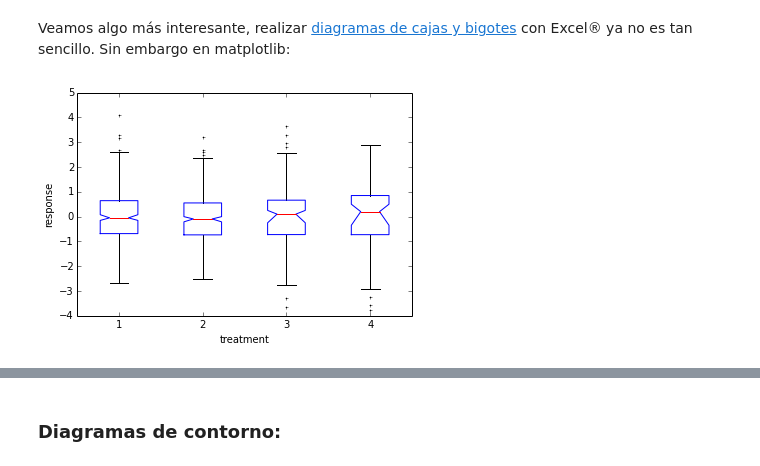
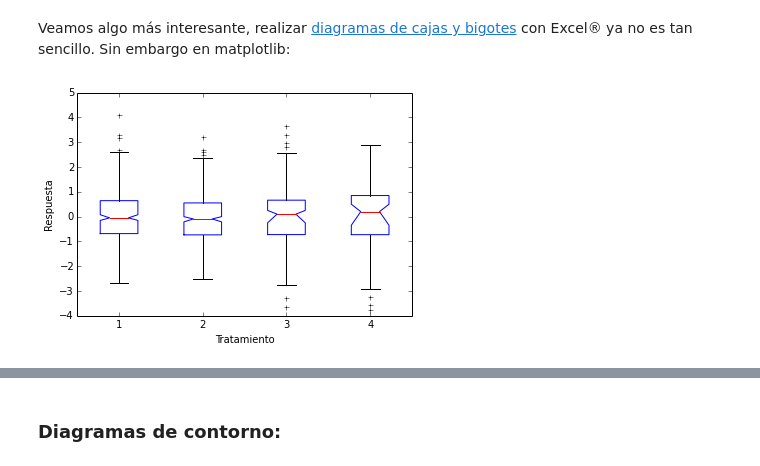
Before and after one commit to franktoffel/origin, a Jupyter notebook: originlab-python.ipynb, the cells around one changed output, grey strips where cells are left out. Saved outputs shown, nothing was run; the diff lists cells and outputs as text; code cells hidden in the pictures.

```diff
--- a/originlab-python.ipynb
+++ b/originlab-python.ipynb
@@ -197,51 +197,55 @@ Veamos algo más interesante, realizar [diagramas de cajas y bigotes](http://es.
 # %%
 def fakeBootStrapper(n):
     '''
-    This is just a placeholder for the user's method of
-    bootstrapping the median and its confidence intervals.
-
-    Returns an arbitrary median and confidence intervals
-    packed into a tuple
+    Devuelve una mediana arbitraria e intervalos de confianza
+    en una tupla
     '''
     if n == 1:
         med = 0.1
         CI = (-0.25, 0.25)
     else:
         med = 0.2
         CI = (-0.35, 0.50)
 
     return med, CI
 
 
-
+# Fija una semilla para el random
 np.random.seed(2)
 inc = 0.1
 e1 = np.random.normal(0, 1, size=(500,))
 e2 = np.random.normal(0, 1, size=(500,))
 e3 = np.random.normal(0, 1 + inc, size=(500,))
 e4 = np.random.normal(0, 1 + 2*inc, size=(500,))
 
-treatments = [e1,e2,e3,e4]
+tratamientos = [e1,e2,e3,e4]
 med1, CI1 = fakeBootStrapper(1)
 med2, CI2 = fakeBootStrapper(2)
-medians = [None, None, med1, med2]
-conf_intervals = [None, None, CI1, CI2]
+medianas = [None, None, med1, med2]
+conf_intervalos = [None, None, CI1, CI2]
 
 fig, ax = plt.subplots()
-pos = np.array(range(len(treatments)))+1
-bp = ax.boxplot(treatments, sym='k+', positions=pos,
+
+# Posiciones de las cajas
+pos = np.array(range(len(tratamientos)))+1
+
+# Representa el diagrama
+bp = ax.boxplot(tratamientos, sym='k+', positions=pos,
                 notch=1, bootstrap=5000,
-                usermedians=medians,
-                conf_intervals=conf_intervals)
+                usermedians=medianas,
+                conf_intervals=conf_intervalos)
 
-ax.set_xlabel('treatment')
-ax.set_ylabel('response')
+# Etiquetas para los ejes
+ax.set_xlabel('Tratamiento')
+ax.set_ylabel('Respuesta')
+
+# Tipo de diagrama de cajas (Whisker)
 plt.setp(bp['whiskers'], color='k',  linestyle='-' )
-plt.setp(bp['fliers'], markersize=3.0)
+plt.setp(bp['fliers'], markersize=5.0)
 
 plt.show()
 # %% [output]
-[figure, old version]
+[figure, new version]
 # %% [markdown]
 Resultado reproducido con Origin:
 ![caption](http://cloud.originlab.com/www/resources/graph_gallery/images_galleries_new/Box_Width_by_Variable.png)
```
Also changed, not shown: parts of 23 cells of this notebook, 1 other file.
